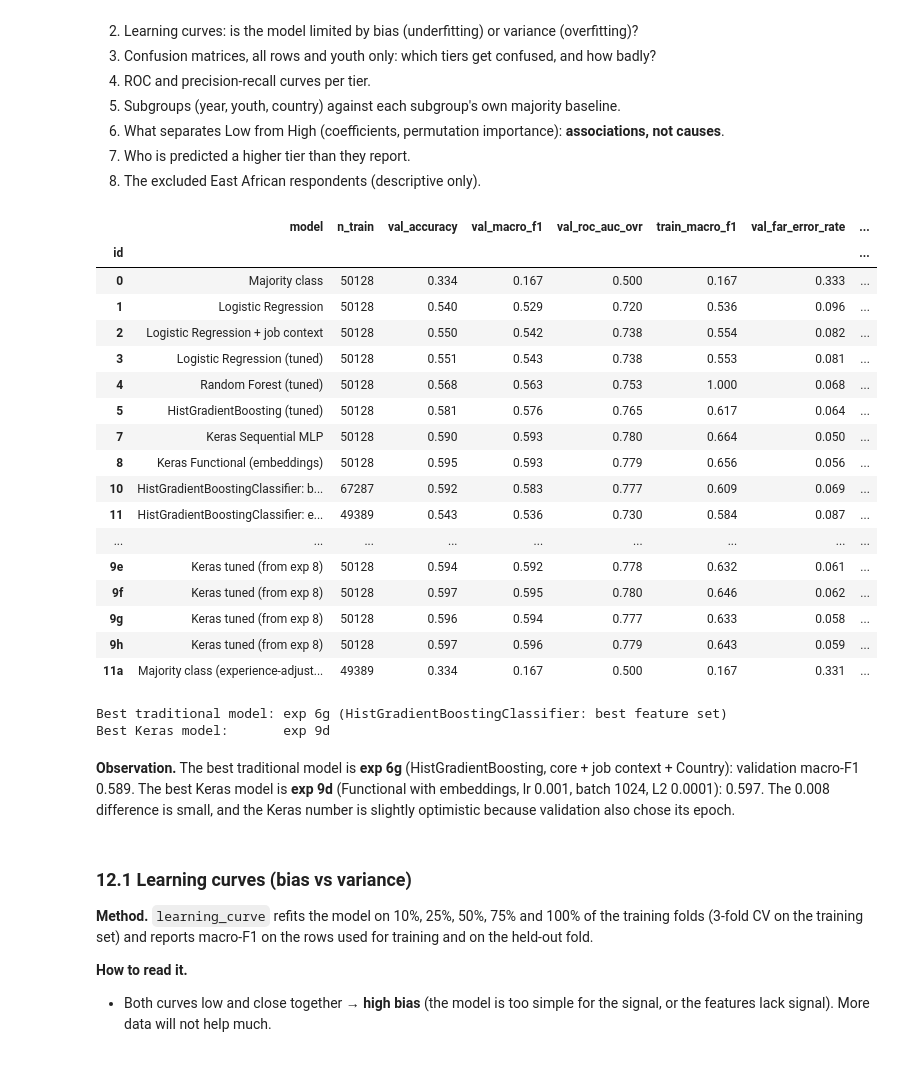
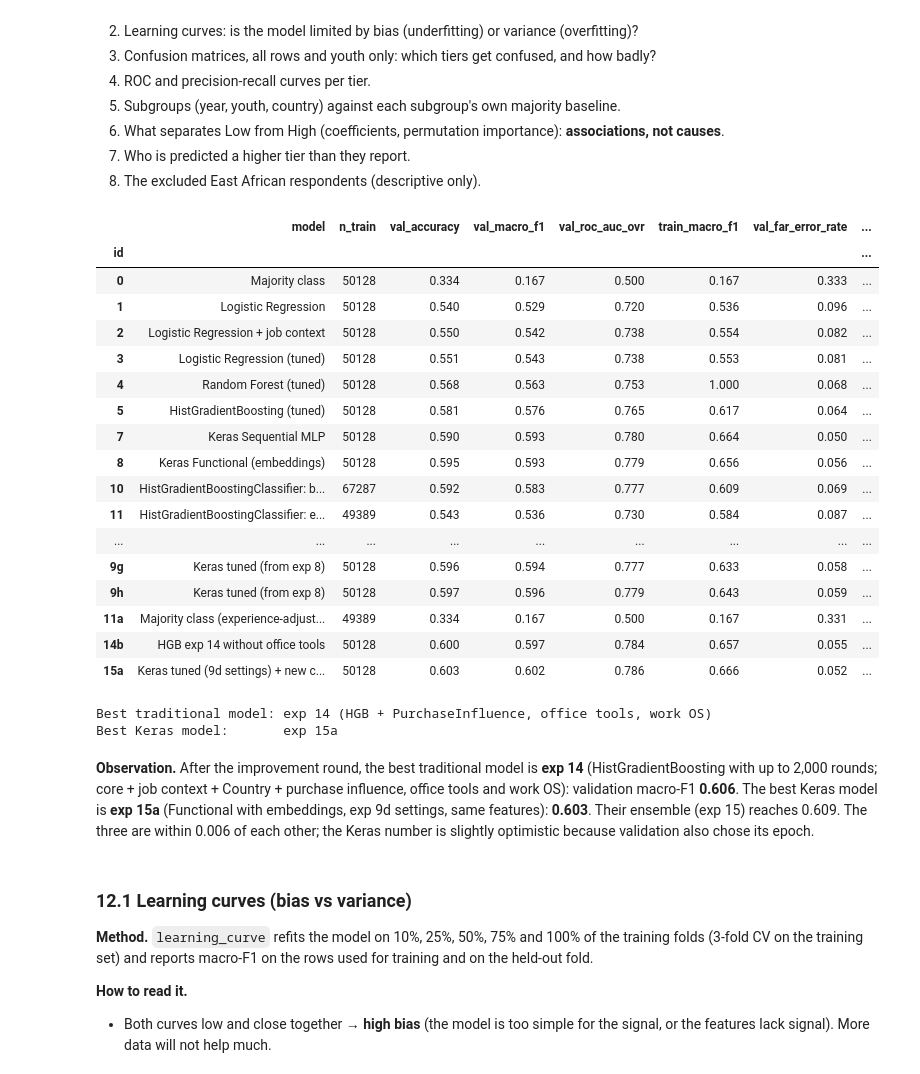
Before and after one commit to dusengepeggy/kodi-pay-summative, a Jupyter notebook: notebooks/01_main_analysis.ipynb, the cells around one changed output. Cells and saved outputs as stored; diff of their text form; code cells hidden in the pictures.

```diff
--- a/notebooks/01_main_analysis.ipynb
+++ b/notebooks/01_main_analysis.ipynb
@@ -386,10 +386,11 @@ def show(*ids):
     t["id"] = t["id"].astype(str)
     return t.set_index("id").loc[[str(i) for i in ids], COLS]
 
-def search(pipe, params, n_iter):
-    # Randomized search over the whole pipeline, 5-fold CV on train, macro-F1
+def search(pipe, params, n_iter, n_jobs=-1):
+    # Randomized search over the whole pipeline, 5-fold CV on train, macro-F1.
+    # n_jobs = parallel workers; each holds a copy of the data, so fewer workers = less memory
     return RandomizedSearchCV(pipe, params, n_iter=n_iter, cv=CV, scoring="f1_macro",
-                              random_state=SEED, n_jobs=-1, refit=True)
+                              random_state=SEED, n_jobs=n_jobs, refit=True)
 # %% [markdown]
 ### Experiment 0: majority-class baseline
 
@@ -571,7 +570,7 @@ hgb_search = search(
     {"clf__learning_rate": loguniform(0.02, 0.3), "clf__max_leaf_nodes": [15, 31, 63],
      "clf__max_depth": [None, 4, 6, 8], "clf__min_samples_leaf": [20, 50, 100],
      "clf__l2_regularization": loguniform(1e-4, 10)},
-    n_iter=20)
+    n_iter=20, n_jobs=4)  # 4 workers: each boosting fit is itself multi-threaded
 hgb = tracker.run(5, "HistGradientBoosting (tuned)", hgb_search,
     settings={"features": "core + job context" if best_lr_ctx else "core",
               "search": "learning_rate, max_leaf_nodes, max_depth, min_samples_leaf, l2",
@@ -1091,0 +1252,26 @@ weighted avg      0.581     0.586     0.583     10742
+# %%
+import json
+from src.models import SavedModelEnsemble
+
+best_tree_final = show("6g", 13, 14)["val_macro_f1"].idxmax()
+use_extra = best_tree_final == "14"
+best_keras_final = best_dl_id
+if use_extra:
+    p9d = {"lr": 1e-3, "batch_size": 1024, "l2": 1e-4}
+    keras_extra = ktracker.run("15a", "Keras tuned (9d settings) + new columns",
+        KerasPipeline(kind="functional", cat_cols=cat_cols, pre_kwargs={**pre_kw8, "extra_features": True},
+                      hidden=(256, 128), dropout=0.3, l2=p9d["l2"], lr=p9d["lr"],
+                      batch_size=p9d["batch_size"], epochs=150, patience=10, reduce_lr=True, seed=SEED),
+        settings={"from": "exp 9d", "added": "exp 14 columns"}, note="Keras on the exp 14 features")
+    display(show_k(best_dl_id, "15a"))
+    best_keras_final = show_k(best_dl_id, "15a")["val_macro_f1"].idxmax()
+
+def member_run_id(exp_id):
+    return json.loads((tracker.settings_dir / f"exp_{exp_id}.json").read_text())["run_id"]
+
+members = (("sklearn", best_tree_final), ("keras", best_keras_final))
+ensemble = tracker.run(15, f"Ensemble: exp {best_tree_final} + exp {best_keras_final}",
+    SavedModelEnsemble(members=members, weights=(1, 1)),
+    settings={"members": [f"{k} exp {i} ({member_run_id(i)})" for k, i in members], "weights": "equal"},
+    note="soft voting, no refit")
+show(best_tree_final, best_keras_final, 15)
@@ -1106,40 +1308,43 @@ weighted avg      0.581     0.586     0.583     10742
 # %%
 full = tracker.table()
 full["id"] = full["id"].astype(str)
 display(full.set_index("id")[["model", "n_train", "val_accuracy", "val_macro_f1", "val_roc_auc_ovr",
                               "train_macro_f1", "val_far_error_rate", "val_youth_macro_f1",
                               "epochs_trained", "run_id", "note"]].round(3))
 
-# Ablations 6a-6f are diagnostics (6g already holds the best feature set); 11 uses another label
-candidates = full[~full["id"].isin(["0", "11", "11a", "6a", "6b", "6c", "6d", "6e", "6f"])
-                  & ~full["id"].str.startswith(("7", "8", "9"))]
+# Ablations 6a-6f are diagnostics (6g already holds the best feature set); 11 uses another
+# label; 15 mixes both families and is discussed in its own experiment
+is_keras = full["id"].str.startswith(("7", "8", "9")) | (full["id"] == "15a")
+candidates = full[~full["id"].isin(["0", "11", "11a", "6a", "6b", "6c", "6d", "6e", "6f", "15"]) & ~is_keras]
 best_sk_id = candidates.set_index("id")["val_macro_f1"].idxmax()
 best_sk = tracker.load(best_sk_id)
+best_dl_id = full[is_keras].set_index("id")["val_macro_f1"].idxmax()
+best_dl = ktracker.load(best_dl_id)
 print(f"Best traditional model: exp {best_sk_id} ({full.set_index('id').loc[best_sk_id, 'model']})")
 print(f"Best Keras model:       exp {best_dl_id}")
 # %% [output]
 |  | model | n_train | val_accuracy | val_macro_f1 | val_roc_auc_ovr | train_macro_f1 | val_far_error_rate | ... |
 | id |  |  |  |  |  |  |  | ... |
 | 0 | Majority class | 50128 | 0.334 | 0.167 | 0.500 | 0.167 | 0.333 | ... |
 | 1 | Logistic Regression | 50128 | 0.540 | 0.529 | 0.720 | 0.536 | 0.096 | ... |
 | 2 | Logistic Regression + job context | 50128 | 0.550 | 0.542 | 0.738 | 0.554 | 0.082 | ... |
 | 3 | Logistic Regression (tuned) | 50128 | 0.551 | 0.543 | 0.738 | 0.553 | 0.081 | ... |
 | 4 | Random Forest (tuned) | 50128 | 0.568 | 0.563 | 0.753 | 1.000 | 0.068 | ... |
 | 5 | HistGradientBoosting (tuned) | 50128 | 0.581 | 0.576 | 0.765 | 0.617 | 0.064 | ... |
 | 7 | Keras Sequential MLP | 50128 | 0.590 | 0.593 | 0.780 | 0.664 | 0.050 | ... |
 | 8 | Keras Functional (embeddings) | 50128 | 0.595 | 0.593 | 0.779 | 0.656 | 0.056 | ... |
 | 10 | HistGradientBoostingClassifier: b... | 67287 | 0.592 | 0.583 | 0.777 | 0.609 | 0.069 | ... |
 | 11 | HistGradientBoostingClassifier: e... | 49389 | 0.543 | 0.536 | 0.730 | 0.584 | 0.087 | ... |
 | ... | ... | ... | ... | ... | ... | ... | ... | ... |
-| 9e | Keras tuned (from exp 8) | 50128 | 0.594 | 0.592 | 0.778 | 0.632 | 0.061 | ... |
-| 9f | Keras tuned (from exp 8) | 50128 | 0.597 | 0.595 | 0.780 | 0.646 | 0.062 | ... |
 | 9g | Keras tuned (from exp 8) | 50128 | 0.596 | 0.594 | 0.777 | 0.633 | 0.058 | ... |
 | 9h | Keras tuned (from exp 8) | 50128 | 0.597 | 0.596 | 0.779 | 0.643 | 0.059 | ... |
 | 11a | Majority class (experience-adjust... | 49389 | 0.334 | 0.167 | 0.500 | 0.167 | 0.331 | ... |
+| 14b | HGB exp 14 without office tools | 50128 | 0.600 | 0.597 | 0.784 | 0.657 | 0.055 | ... |
+| 15a | Keras tuned (9d settings) + new c... | 50128 | 0.603 | 0.602 | 0.786 | 0.666 | 0.052 | ... |
-Best traditional model: exp 6g (HistGradientBoostingClassifier: best feature set)
-Best Keras model:       exp 9d
+Best traditional model: exp 14 (HGB + PurchaseInfluence, office tools, work OS)
+Best Keras model:       exp 15a
 # %% [markdown]
-**Observation.** The best traditional model is **exp 6g** (HistGradientBoosting, core + job context + Country): validation macro-F1 0.589. The best Keras model is **exp 9d** (Functional with embeddings, lr 0.001, batch 1024, L2 0.0001): 0.597. The 0.008 difference is small, and the Keras number is slightly optimistic because validation also chose its epoch.
+**Observation.** After the improvement round, the best traditional model is **exp 14** (HistGradientBoosting with up to 2,000 rounds; core + job context + Country + purchase influence, office tools and work OS): validation macro-F1 **0.606**. The best Keras model is **exp 15a** (Functional with embeddings, exp 9d settings, same features): **0.603**. Their ensemble (exp 15) reaches 0.609. The three are within 0.006 of each other; the Keras number is slightly optimistic because validation also chose its epoch.
 # %% [markdown]
 ### 12.1 Learning curves (bias vs variance)
 
```
Also changed, not shown: parts of 39 cells of this notebook, 41 other files.
